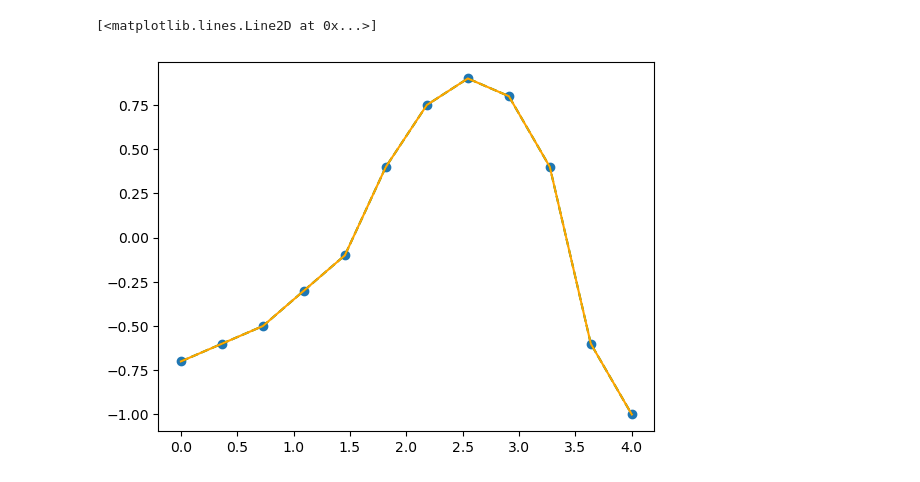
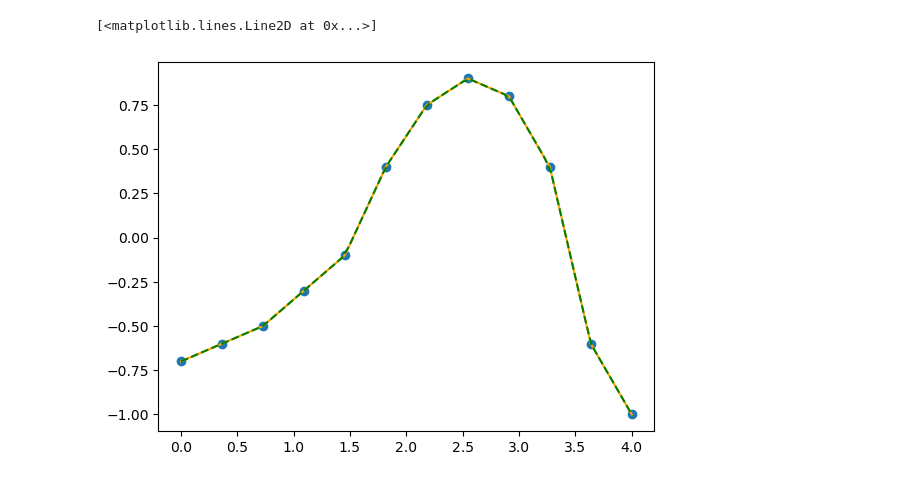
Before and after one commit to weronikadomczewska/methods-and-tools-for-big-data, a Jupyter notebook: lista2.ipynb, the cells around one changed output. Saved outputs shown, nothing was run; the diff lists cells and outputs as text; code cells hidden in the pictures.

```diff
--- a/lista2.ipynb
+++ b/lista2.ipynb
@@ -5,18 +5,18 @@
 # %%
 import matplotlib.pyplot as plt
 import numpy as np
 from scipy import interpolate
 
 xs = np.linspace(0.0, 4.0, 12)
 ys = [-0.7, -0.6, -0.5, -0.3, -0.1, 0.4, 0.75, 0.9, 0.8, 0.4, -0.6, -1]
 
-f = interpolate.interp1d(xs, ys, kind=2)
-new_xs = np.linspace(0, 4, 50)
-new_ys = f(xs)
+f = interpolate.interp1d(xs, ys, kind="linear")
+new_xs = np.linspace(0, 4, 68)
+new_ys = f(new_xs)
 
 plt.scatter(xs, ys)
-plt.plot(xs, ys, "--", color="green")
-plt.plot(xs, new_ys, color="orange")
+plt.plot(xs, ys, color="orange")
+plt.plot(new_xs, new_ys, "--", color="green")
 # %% [output]
 [<matplotlib.lines.Line2D at 0x...>]
-[figure, old version]
+[figure, new version]
```
Also changed, not shown: parts of 6 cells of this notebook.
